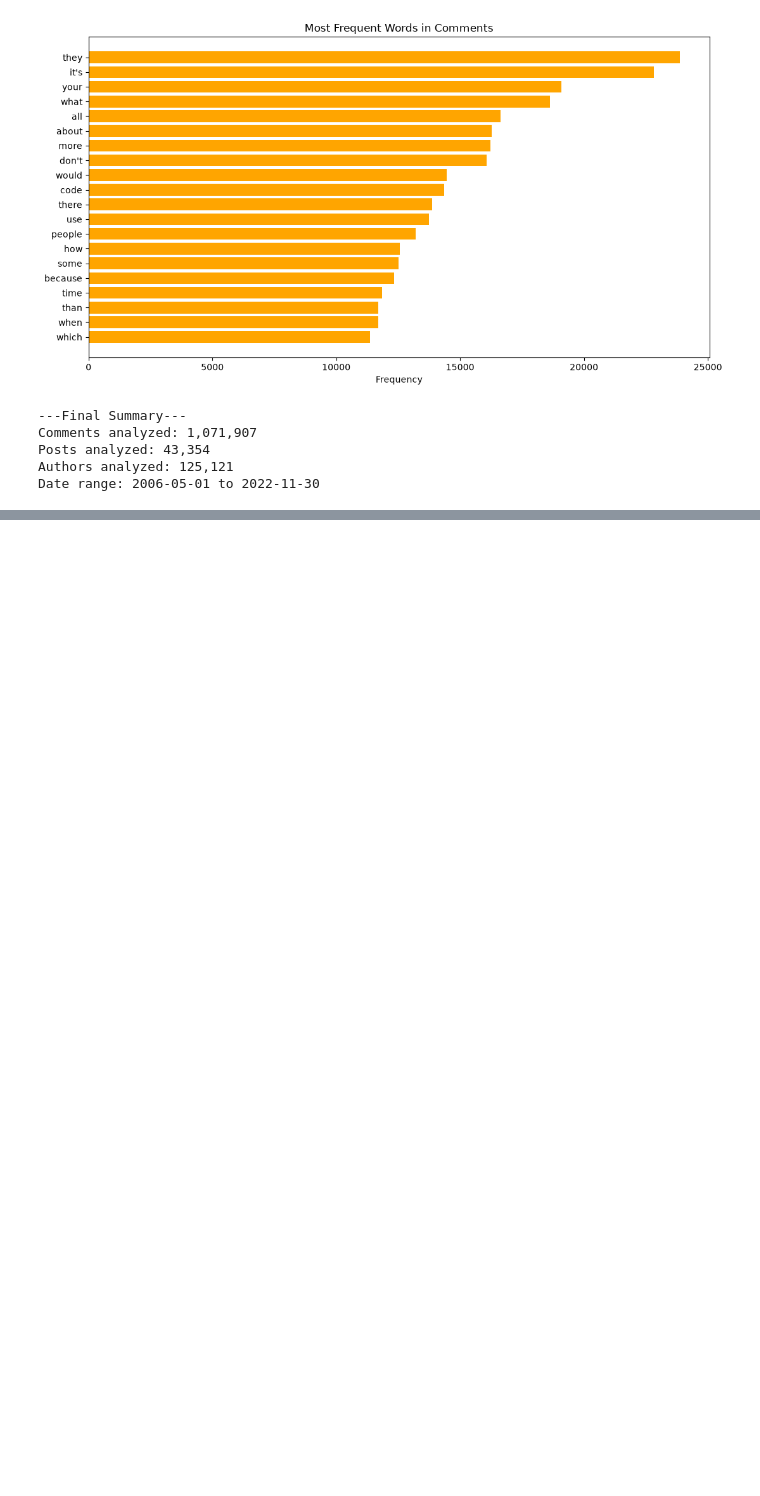
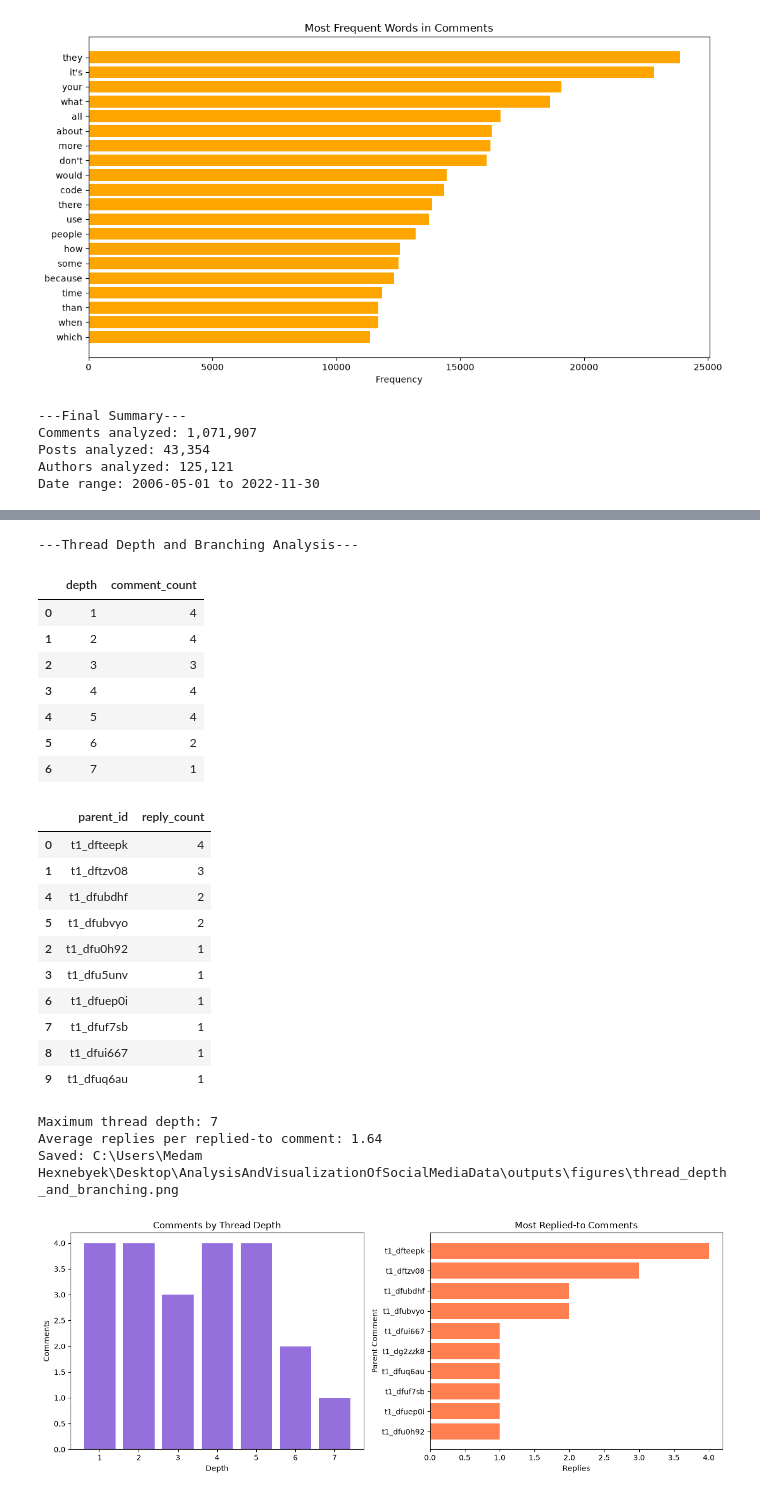
Before and after one commit to sah-rohit/AnalysisAndVisualizationOfSocialMediaData, a Jupyter notebook: main.ipynb, the cells around one changed output, grey strips where cells are left out. Drawn from its saved outputs; the diff is of its cells as text; code cells hidden in the pictures; blank space fills up the shorter version.

```diff
--- a/main.ipynb
+++ b/main.ipynb
@@ -632,0 +693,58 @@ Date range: 2006-05-01 to 2022-11-30
+# %%
+print(f"---Thread Depth and Branching Analysis---")
+depth_summary = (
+    df_tree.groupby("depth")
+    .size()
+    .reset_index(name="comment_count")
+)
+reply_counts = (
+    df_tree[df_tree["parent_id"].str.startswith("t1_")]
+    .groupby("parent_id")
+    .size()
+    .reset_index(name="reply_count")
+)
+display(depth_summary)
+display(reply_counts.sort_values("reply_count", ascending=False).head(10))
+print("Maximum thread depth:", int(df_tree["depth"].max()))
+print("Average replies per replied-to comment:", round(reply_counts["reply_count"].mean(), 2))
+
+fig, axes = plt.subplots(1, 2, figsize=(13, 5))
+axes[0].bar(depth_summary["depth"], depth_summary["comment_count"], color="mediumpurple")
+axes[0].set_title("Comments by Thread Depth")
+axes[0].set_xlabel("Depth")
+axes[0].set_ylabel("Comments")
+branch_plot = reply_counts.sort_values("reply_count").tail(10)
+axes[1].barh(branch_plot["parent_id"], branch_plot["reply_count"], color="coral")
+axes[1].set_title("Most Replied-to Comments")
+axes[1].set_xlabel("Replies")
+axes[1].set_ylabel("Parent Comment")
+plt.tight_layout()
+thread_path = OUTPUT_DIR / "thread_depth_and_branching.png"
+fig.savefig(thread_path, dpi=300, bbox_inches="tight")
+print("Saved:", thread_path)
+plt.show()
+# %% [output]
+---Thread Depth and Branching Analysis---
+|  | depth | comment_count |
+| 0 | 1 | 4 |
+| 1 | 2 | 4 |
+| 2 | 3 | 3 |
+| 3 | 4 | 4 |
+| 4 | 5 | 4 |
+| 5 | 6 | 2 |
+| 6 | 7 | 1 |
+|  | parent_id | reply_count |
+| 0 | t1_dfteepk | 4 |
+| 1 | t1_dftzv08 | 3 |
+| 4 | t1_dfubdhf | 2 |
+| 5 | t1_dfubvyo | 2 |
+| 2 | t1_dfu0h92 | 1 |
+| 3 | t1_dfu5unv | 1 |
+| 6 | t1_dfuep0i | 1 |
+| 7 | t1_dfuf7sb | 1 |
+| 8 | t1_dfui667 | 1 |
+| 9 | t1_dfuq6au | 1 |
+Maximum thread depth: 7
+Average replies per replied-to comment: 1.64
+Saved: C:\Users\Medam Hexnebyek\Desktop\AnalysisAndVisualizationOfSocialMediaData\outputs\figures\thread_depth_and_branching.png
+[figure, added]
```
Also changed, not shown: parts of 13 cells of this notebook, 5 other files.
